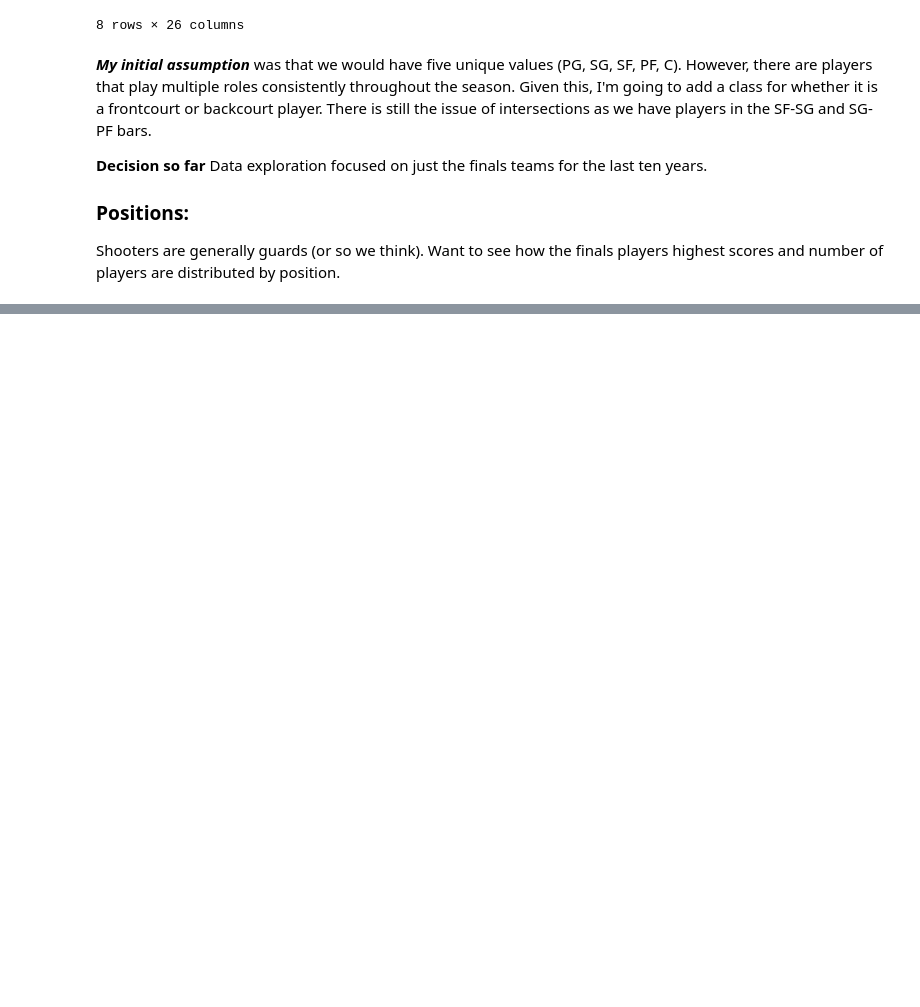
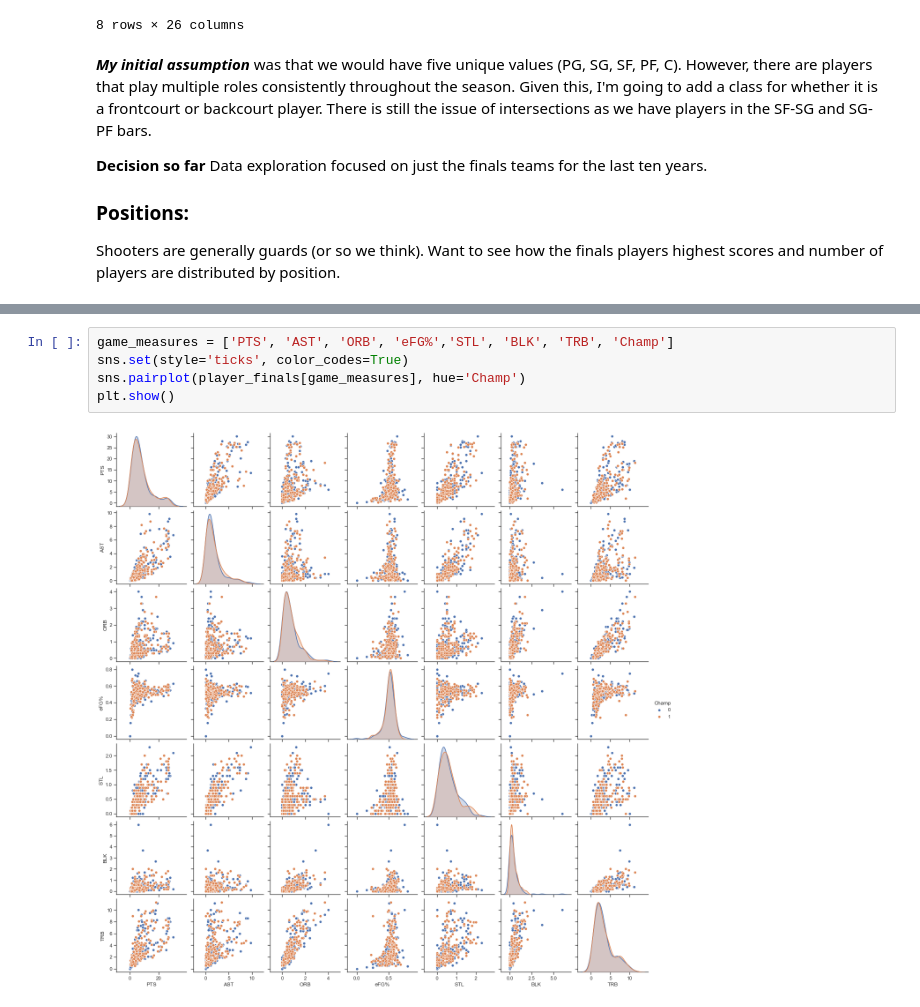
Before and after one commit to siawayforward/offense_wins_championships, a Jupyter notebook: EDA_finals.ipynb, the cells around one changed output, grey strips where cells are left out. Drawn from its saved outputs; the diff is of its cells as text; blank space fills up the shorter version.

```diff
--- a/EDA_finals.ipynb
+++ b/EDA_finals.ipynb
@@ -87,0 +128,7 @@ Shooters are generally guards (or so we think). Want to see how the finals playe
+# %%
+game_measures = ['PTS', 'AST', 'ORB', 'eFG%','STL', 'BLK', 'TRB', 'Champ']
+sns.set(style='ticks', color_codes=True)
+sns.pairplot(player_finals[game_measures], hue='Champ')
+plt.show()
+# %% [output]
+[figure, added]
```
Also changed, not shown: parts of 6 cells of this notebook.
